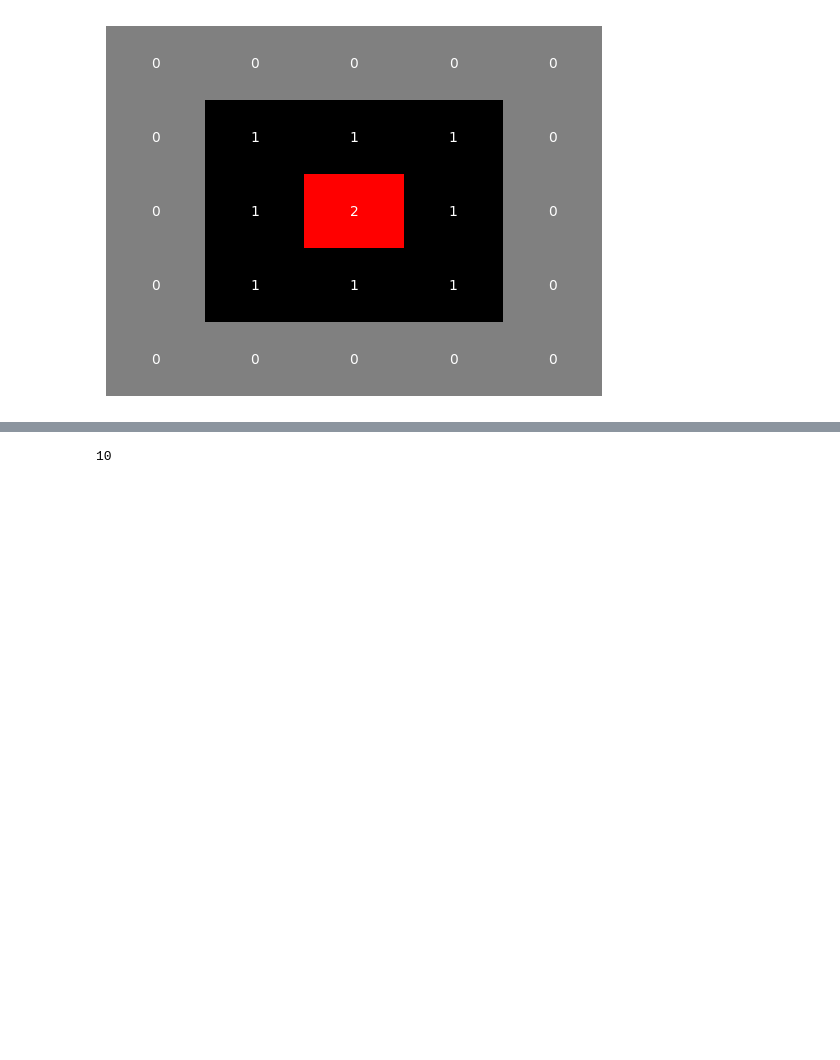
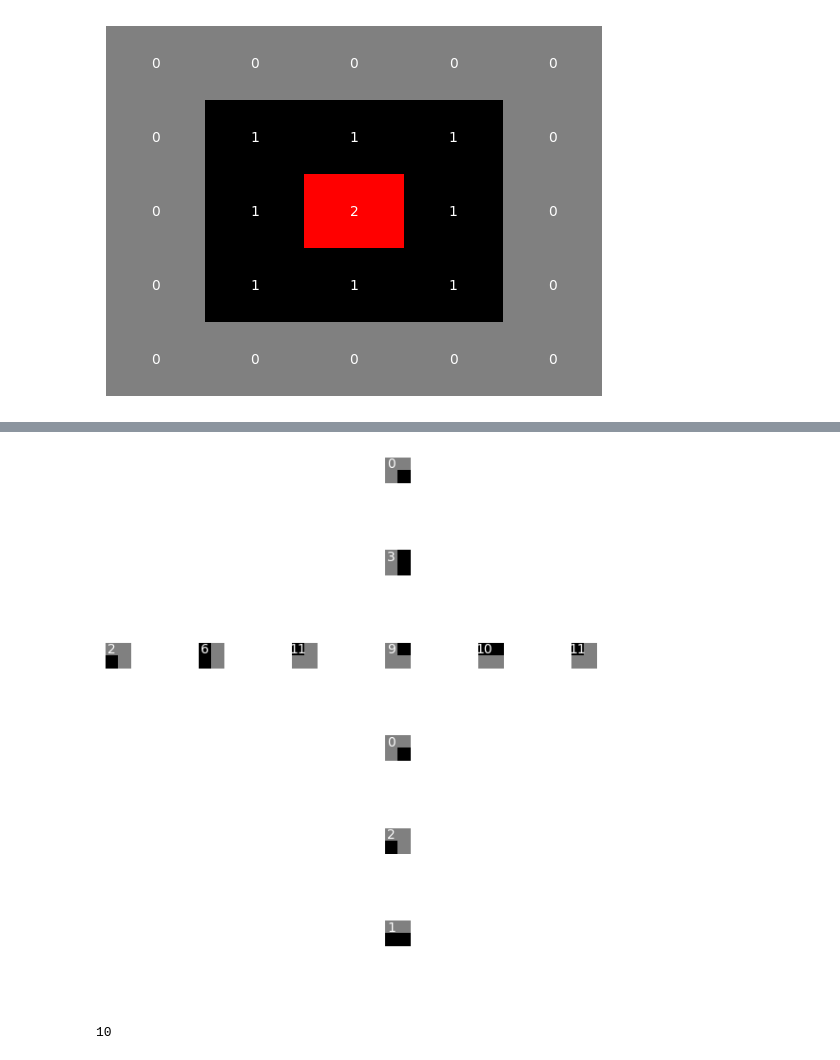
Before and after one commit to parsadaj/WaveFunctionCollapse, a Jupyter notebook: playground.ipynb, the cells around one changed output, grey strips where cells are left out. Drawn from its saved outputs; the diff is of its cells as text; code cells hidden in the pictures; blank space fills up the shorter version.

```diff
--- a/playground.ipynb
+++ b/playground.ipynb
@@ -59,8 +57,10 @@ No Solution Found, Retrying...
 # %%
 # for pat in wfc.patterns:
 #     visualizer.visualize_adjacency(pat)
 
-# # visualizer.visualize_adjacency(wfc.number_to_pattern[9])
+visualizer.visualize_adjacency(wfc.number_to_pattern[9])
+# %% [output]
+[figure, added]
 # %%
 len(observations)
 # %% [output]
```
Also changed, not shown: parts of 5 cells of this notebook, 2 other files.
